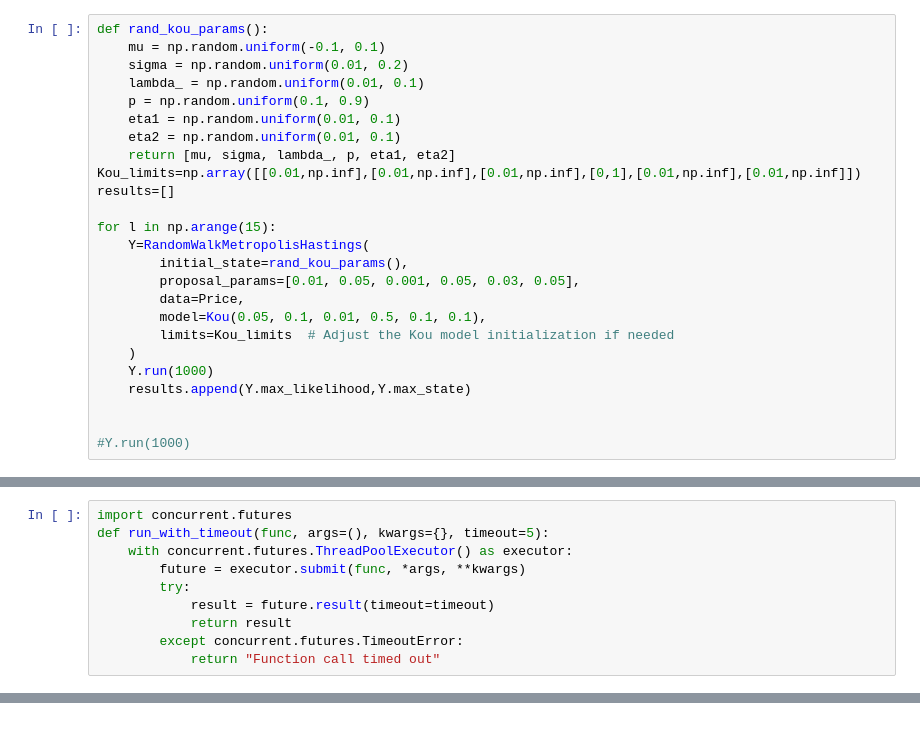
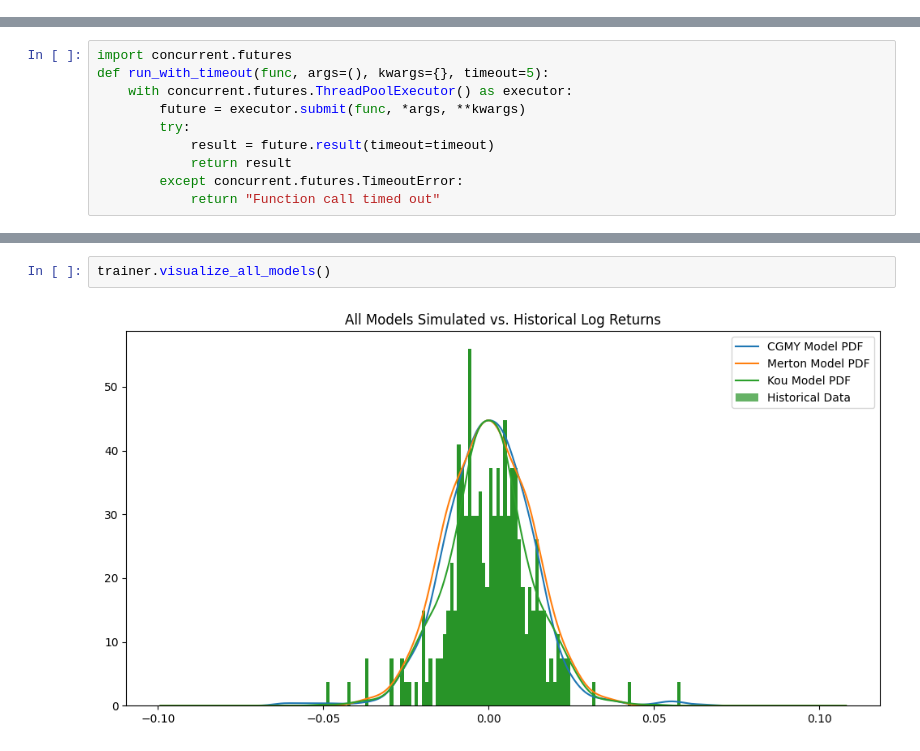
Before and after one commit to stffbram/JumpDiffusionModel, a Jupyter notebook: JumpModelDiffusion.ipynb, the cells around one changed output, grey strips where cells are left out. Cells and saved outputs as stored; diff of their text form.

```diff
--- a/JumpModelDiffusion.ipynb
+++ b/JumpModelDiffusion.ipynb
@@ -1335,25 +1370,0 @@ plt.show()
-# %%
-def rand_kou_params():
-    mu = np.random.uniform(-0.1, 0.1)
-    sigma = np.random.uniform(0.01, 0.2)
-    lambda_ = np.random.uniform(0.01, 0.1)
-    p = np.random.uniform(0.1, 0.9)
-    eta1 = np.random.uniform(0.01, 0.1)
-    eta2 = np.random.uniform(0.01, 0.1)
-    return [mu, sigma, lambda_, p, eta1, eta2]
-Kou_limits=np.array([[0.01,np.inf],[0.01,np.inf],[0.01,np.inf],[0,1],[0.01,np.inf],[0.01,np.inf]])
-results=[]
-
-for l in np.arange(15):
-    Y=RandomWalkMetropolisHastings(
-        initial_state=rand_kou_params(),
-        proposal_params=[0.01, 0.05, 0.001, 0.05, 0.03, 0.05],
-        data=Price,
-        model=Kou(0.05, 0.1, 0.01, 0.5, 0.1, 0.1),
-        limits=Kou_limits  # Adjust the Kou model initialization if needed
-    )
-    Y.run(1000)
-    results.append(Y.max_likelihood,Y.max_state)
-
-
-#Y.run(1000)
@@ -1523,0 +1535,4 @@ TypeError: 'numpy.ndarray' object is not callable
+# %%
+trainer.visualize_all_models()
+# %% [output]
+[figure, added]
```
Also changed, not shown: parts of 26 cells of this notebook.
